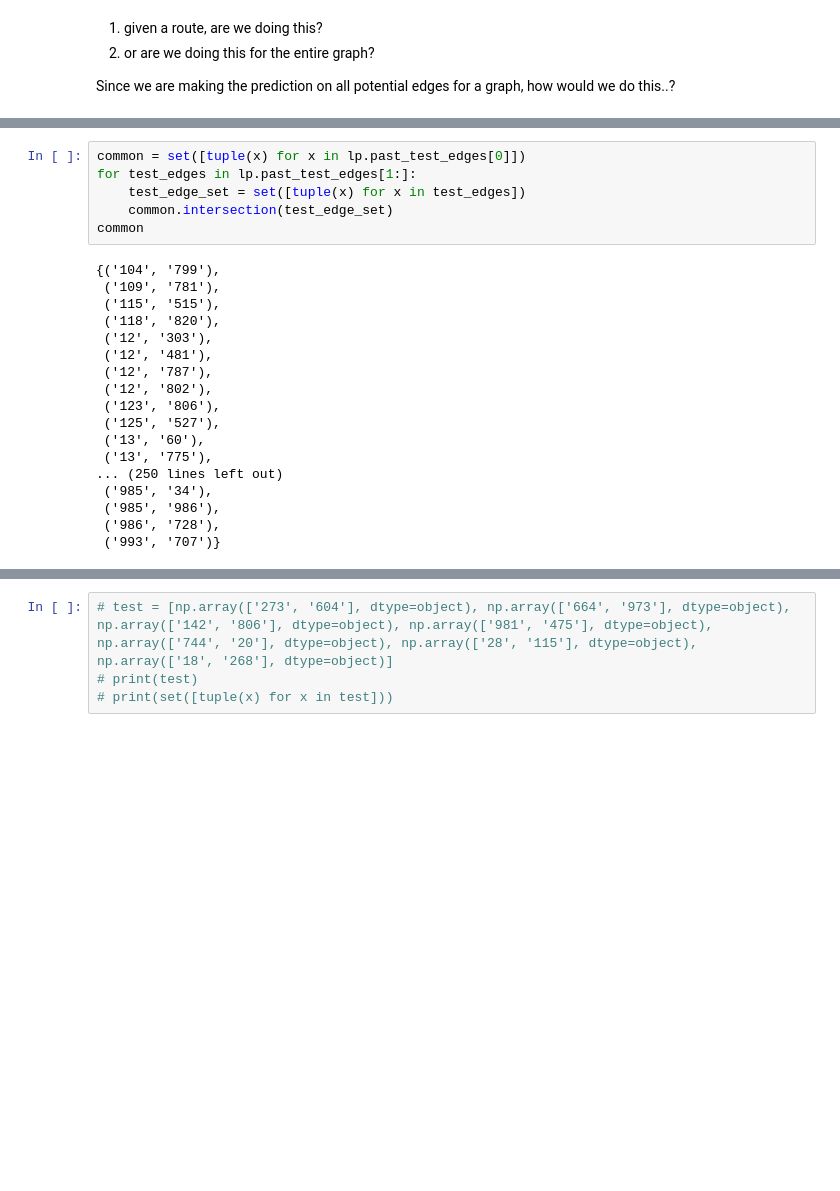
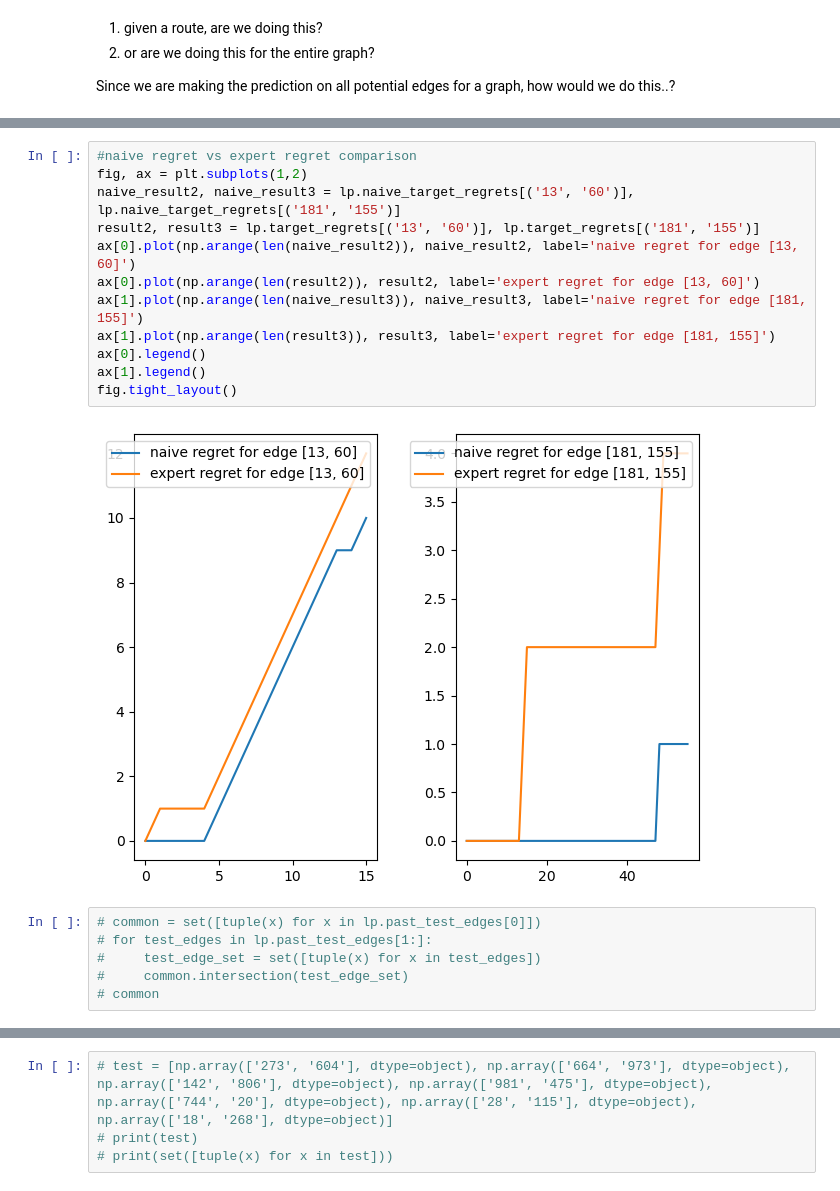
Before and after one commit to theodora-yko/Temporal-Link-Prediction, a Jupyter notebook: dynamic_FTL.ipynb, the cells around one changed output, grey strips where cells are left out. Drawn from its saved outputs; the diff is of its cells as text; blank space fills up the shorter version.

```diff
--- a/dynamic_FTL.ipynb
+++ b/dynamic_FTL.ipynb
@@ -618,25 +767,21 @@ Since we are making the prediction on all potential edges for a graph, how would
+# %%
+#naive regret vs expert regret comparison
+fig, ax = plt.subplots(1,2)
+naive_result2, naive_result3 = lp.naive_target_regrets[('13', '60')], lp.naive_target_regrets[('181', '155')]
+result2, result3 = lp.target_regrets[('13', '60')], lp.target_regrets[('181', '155')]
+ax[0].plot(np.arange(len(naive_result2)), naive_result2, label='naive regret for edge [13, 60]')
+ax[0].plot(np.arange(len(result2)), result2, label='expert regret for edge [13, 60]')
+ax[1].plot(np.arange(len(naive_result3)), naive_result3, label='naive regret for edge [181, 155]')
+ax[1].plot(np.arange(len(result3)), result3, label='expert regret for edge [181, 155]')
+ax[0].legend()
+ax[1].legend()
+fig.tight_layout()
+# %% [output]
+[figure, added]
 # %%
-common = set([tuple(x) for x in lp.past_test_edges[0]])
-for test_edges in lp.past_test_edges[1:]:
-    test_edge_set = set([tuple(x) for x in test_edges])
-    common.intersection(test_edge_set)
-common
+# common = set([tuple(x) for x in lp.past_test_edges[0]])
+# for test_edges in lp.past_test_edges[1:]:
+#     test_edge_set = set([tuple(x) for x in test_edges])
+#     common.intersection(test_edge_set)
+# common
-# %% [output]
-{('104', '799'),
- ('109', '781'),
- ('115', '515'),
- ('118', '820'),
- ('12', '303'),
- ('12', '481'),
- ('12', '787'),
- ('12', '802'),
- ('123', '806'),
- ('125', '527'),
- ('13', '60'),
- ('13', '775'),
-... (250 lines left out)
- ('985', '34'),
- ('985', '986'),
- ('986', '728'),
- ('993', '707')}
 # %%
```
Also changed, not shown: parts of 10 cells of this notebook.
